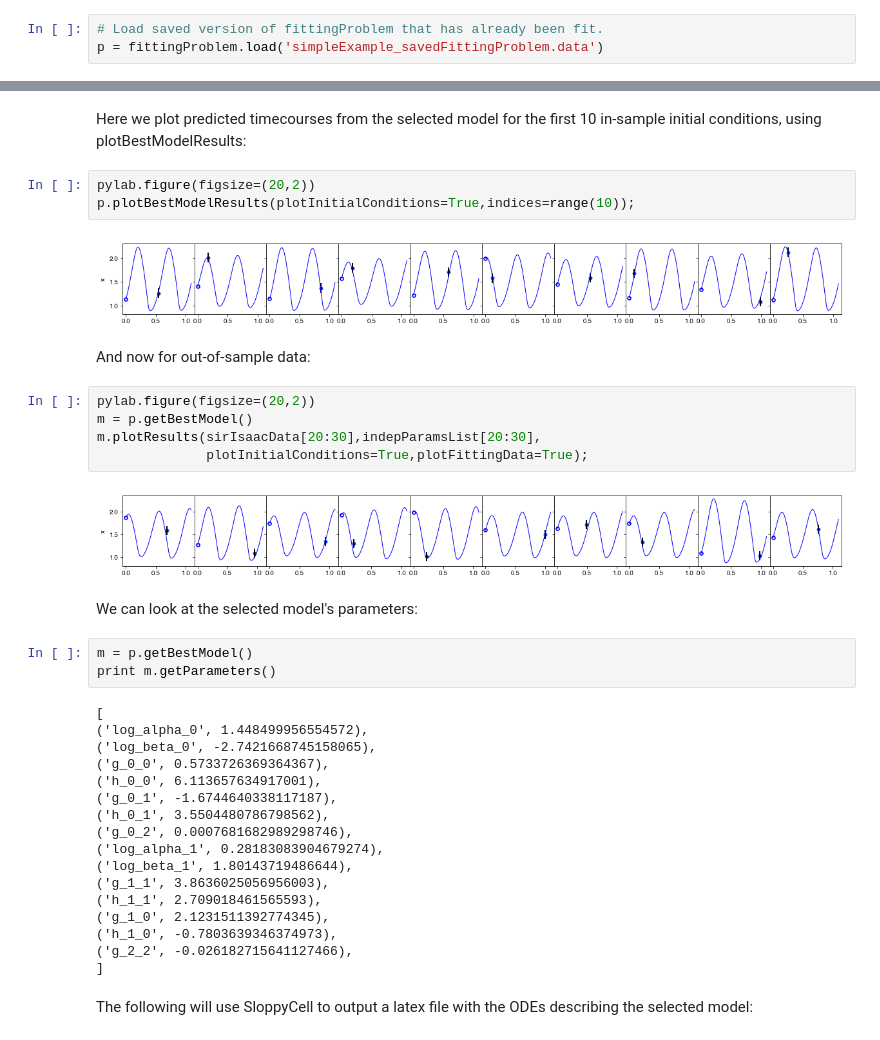
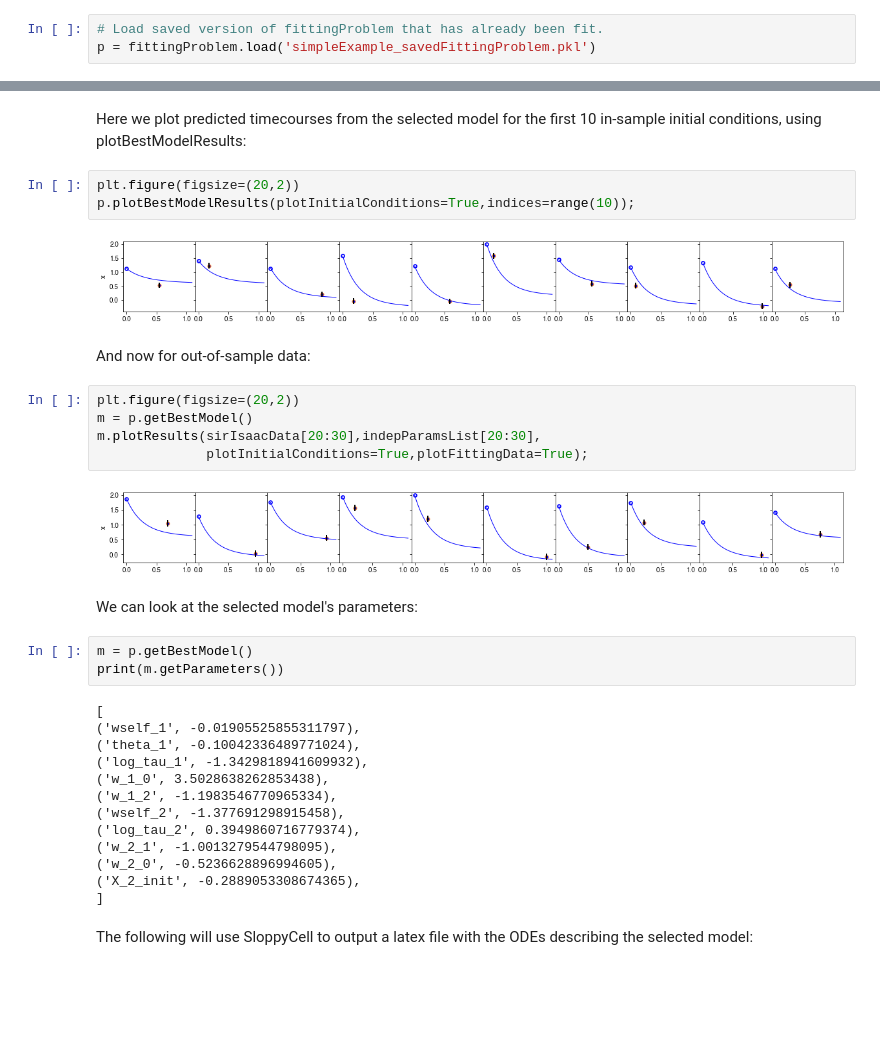
Before and after one commit to EmoryUniversityTheoreticalBiophysics/SirIsaac, a Jupyter notebook: simpleExample.ipynb, the cells around one changed output, grey strips where cells are left out. Cells and saved outputs as stored; diff of their text form; blank space fills up the shorter version.

```diff
--- a/simpleExample.ipynb
+++ b/simpleExample.ipynb
@@ -258,6 +279,6 @@ copying /Users/bryandaniels/anaconda2/lib/python2.7/site-packages/numpy/f2py/src
 # %%
 # Load saved version of fittingProblem that has already been fit.
-p = fittingProblem.load('simpleExample_savedFittingProblem.data')
+p = fittingProblem.load('simpleExample_savedFittingProblem.pkl')
 # %% [output]
 running build_ext
 running build_src
@@ -282,40 +435,36 @@ Analyze the selected model
 # %% [markdown]
 Here we plot predicted timecourses from the selected model for the first 10 in-sample initial conditions, using plotBestModelResults:
 # %%
-pylab.figure(figsize=(20,2))
+plt.figure(figsize=(20,2))
 p.plotBestModelResults(plotInitialConditions=True,indices=range(10));
 # %% [output]
-[figure, old version]
+[figure, new version]
 # %% [markdown]
 And now for out-of-sample data:
 # %%
-pylab.figure(figsize=(20,2))
+plt.figure(figsize=(20,2))
 m = p.getBestModel()
 m.plotResults(sirIsaacData[20:30],indepParamsList[20:30],
               plotInitialConditions=True,plotFittingData=True);
 # %% [output]
-[figure, old version]
+[figure, new version]
 # %% [markdown]
 We can look at the selected model's parameters:
 # %%
 m = p.getBestModel()
-print m.getParameters()
+print(m.getParameters())
 # %% [output]
 [
-('log_alpha_0', 1.448499956554572),
-('log_beta_0', -2.7421668745158065),
-('g_0_0', 0.5733726369364367),
-('h_0_0', 6.113657634917001),
-('g_0_1', -1.6744640338117187),
-('h_0_1', 3.5504480786798562),
-('g_0_2', 0.0007681682989298746),
-('log_alpha_1', 0.28183083904679274),
-('log_beta_1', 1.80143719486644),
-('g_1_1', 3.8636025056956003),
-('h_1_1', 2.709018461565593),
-('g_1_0', 2.1231511392774345),
-('h_1_0', -0.7803639346374973),
-('g_2_2', -0.026182715641127466),
+('wself_1', -0.01905525855311797),
+('theta_1', -0.10042336489771024),
+('log_tau_1', -1.3429818941609932),
+('w_1_0', 3.5028638262853438),
+('w_1_2', -1.1983546770965334),
+('wself_2', -1.377691298915458),
+('log_tau_2', 0.3949860716779374),
+('w_2_1', -1.0013279544798095),
+('w_2_0', -0.5236628896994605),
+('X_2_init', -0.2889053308674365),
 ]
 # %% [markdown]
 The following will use SloppyCell to output a latex file with the ODEs describing the selected model:
```
Also changed, not shown: parts of 28 cells of this notebook, 6 other files.
